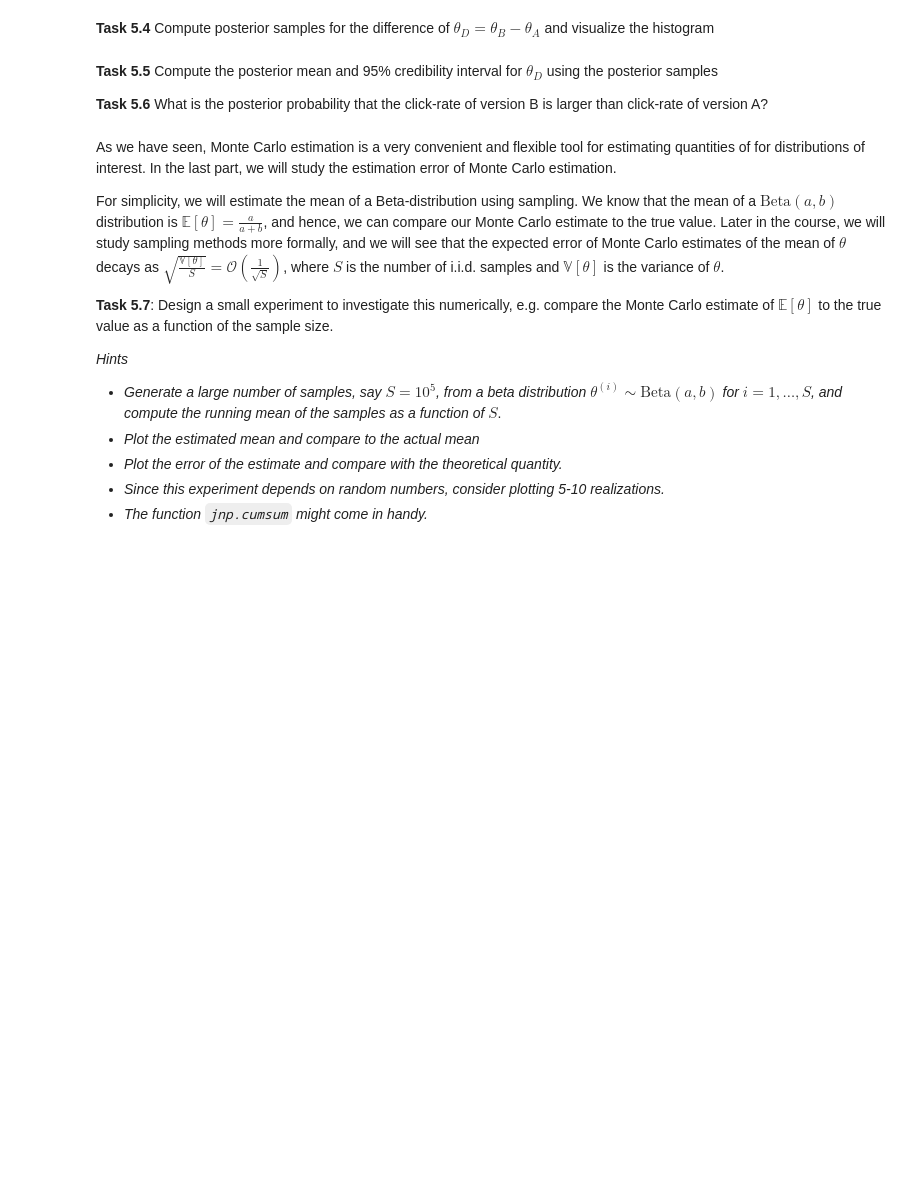
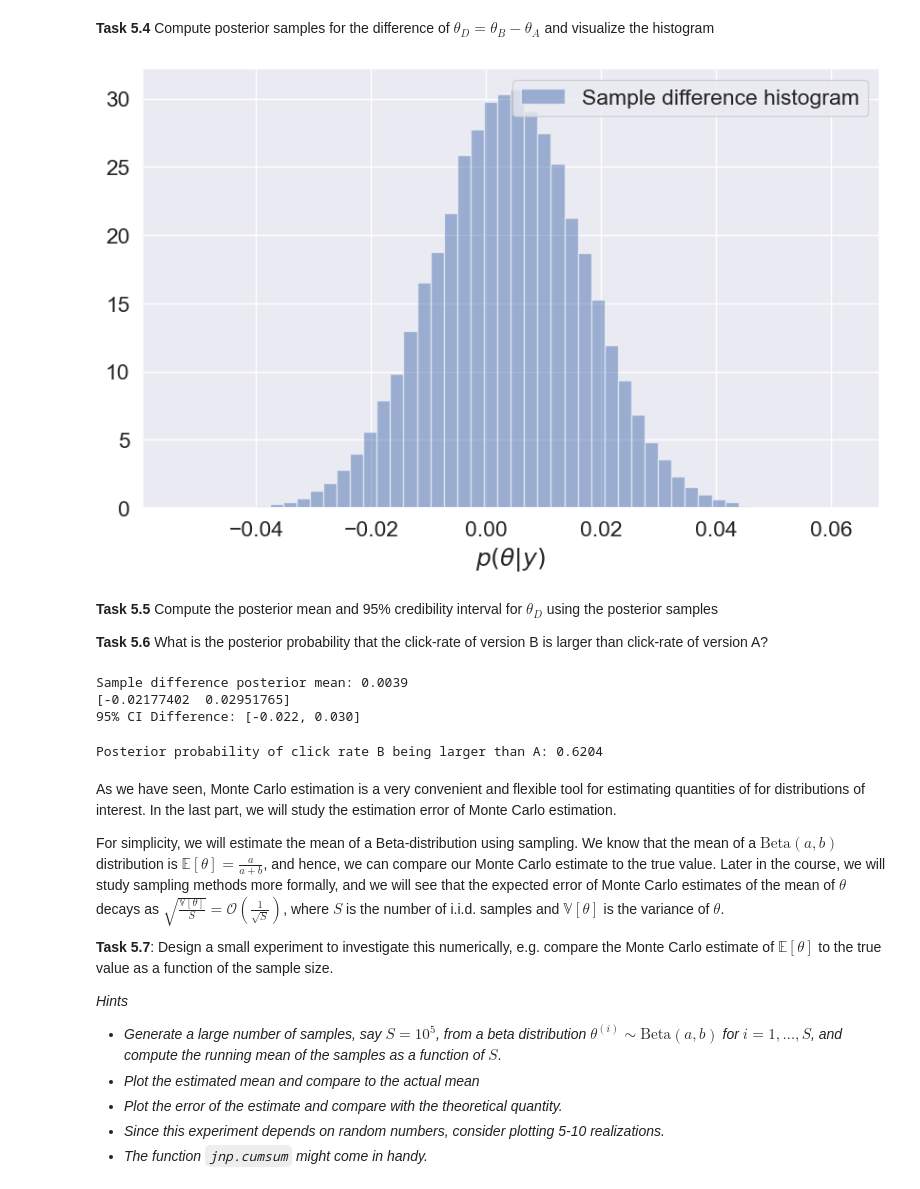
Before and after one commit to lelegod/bayesian_ml, a Jupyter notebook: week1/ex1_handout.ipynb, the cells around one changed output. Cells and saved outputs as stored; diff of their text form; code cells hidden in the pictures; blank space fills up the shorter version.

```diff
--- a/week1/ex1_handout.ipynb
+++ b/week1/ex1_handout.ipynb
@@ -669,5 +766,18 @@ We will now put everything together and apply it do a Bayesian analysis of the d
 # %% [markdown]
 **Task 5.4** Compute posterior samples for the difference of $\theta_D = \theta_B - \theta_A$ and visualize the histogram
+# %%
+samples_d = [samples_b[i] - samples_a[i] for i in range(num_samples)]
+
+fig, ax = plt.subplots(1, 1, figsize=(10,6))
+
+ax.hist(samples_d, 50, density=True, alpha=0.5, label='Sample difference histogram')
+
+ax.set_xlabel(r'$p(\theta|y)$')
+ax.legend()
+
+plt.show()
+# %% [output]
+[figure, added]
 # %% [markdown]
 
 **Task 5.5** Compute the posterior mean and 95% credibility interval for $\theta_D$ using the posterior samples
@@ -675,6 +785,20 @@ We will now put everything together and apply it do a Bayesian analysis of the d
 
 
 **Task 5.6** What is the posterior probability that the click-rate of version B is larger than click-rate of version A?
+# %%
+print(f'Sample difference posterior mean: {jnp.mean(jnp.array(samples_d)):5.4f}')
+
+interval_difference = jnp.percentile(jnp.array(samples_d), jnp.array([2.5, 97.5]))
+print(interval_difference)
+print(f'95% CI Difference: [{interval_difference[0]:4.3f}, {interval_difference[1]:4.3f}]')
+# %% [output]
+Sample difference posterior mean: 0.0039
+[-0.02177402  0.02951765]
+95% CI Difference: [-0.022, 0.030]
+# %%
+print(f'Posterior probability of click rate B being larger than A: {jnp.mean(samples_b > samples_a):5.4f}')
+# %% [output]
+Posterior probability of click rate B being larger than A: 0.6204
 # %% [markdown]
 As we have seen, Monte Carlo estimation is a very convenient and flexible tool for estimating quantities of for distributions of interest. In the last part, we will study the estimation error of Monte Carlo estimation.
 
```
Also changed, not shown: parts of 12 cells of this notebook.
